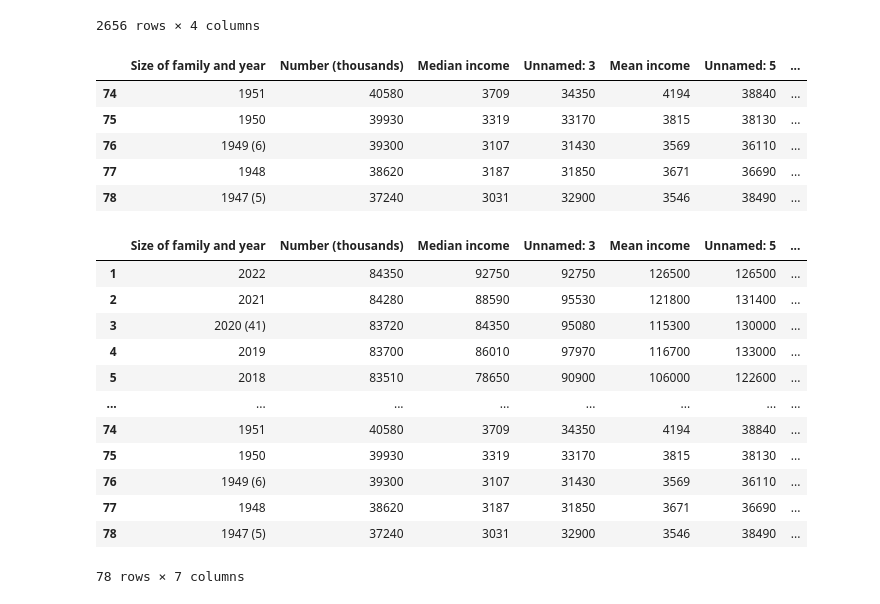
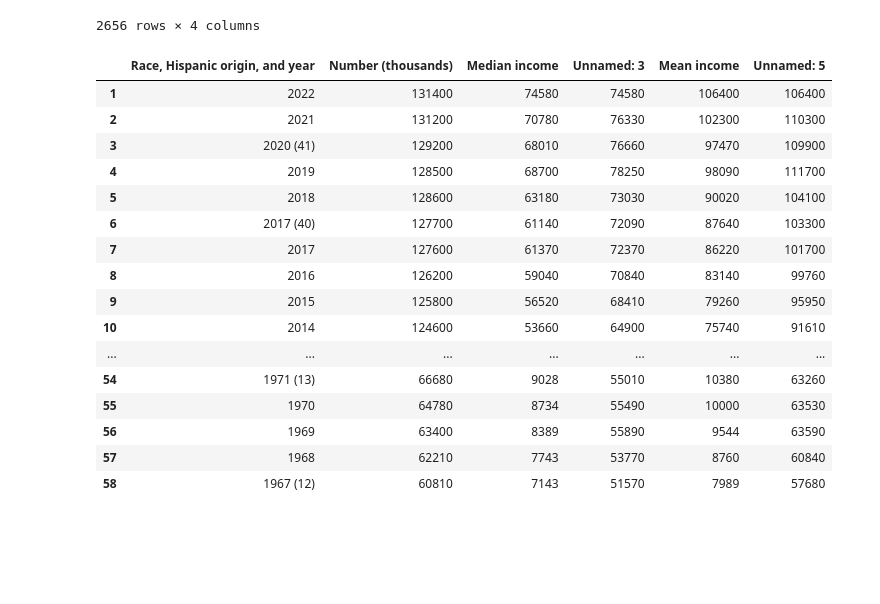
Before and after one commit to ParisAParker/Cost_of_Financial_Freedom, a Jupyter notebook: notebooks/Untitled.ipynb, the cells around one changed output. Cells and saved outputs as stored; diff of their text form; code cells hidden in the pictures; blank space fills up the shorter version.

Commit message:
Created new data columns and exported in csv

```diff
--- a/notebooks/Untitled.ipynb
+++ b/notebooks/Untitled.ipynb
@@ -5,8 +5,9 @@ import matplotlib.pyplot as plt
 import seaborn as sns
 import re
 # %%
-cpi_by_region = pd.read_csv("data/cpi_by_region.csv")
-income = pd.read_excel("data/income_data.xlsx",skiprows=7 )
+cpi_by_region = pd.read_csv("../data/cpi_by_region.csv")
+income = pd.read_excel("../data/median_income.xlsx", skiprows = 7 )
+all_cpi = pd.read_excel("../data/cpi_data.xlsx", skiprows = 11)
 # %%
 cpi_by_region
 # %% [output]
@@ -24,11 +25,24 @@ cpi_by_region
 | 2655 | West | 1974 | March | 46.000 |
 2656 rows × 4 columns
 # %%
-income[74:79]
+income_updated = income[1:]
+income_updated = income_updated[:58]
+income_updated
 # %% [output]
-|  | Size of family and year | Number (thousands) | Median income | Unnamed: 3 | Mean income | Unnamed: 5 | ... |
-| 74 | 1951 | 40580 | 3709 | 34350 | 4194 | 38840 | ... |
-| 75 | 1950 | 39930 | 3319 | 33170 | 3815 | 38130 | ... |
-| 76 | 1949 (6) | 39300 | 3107 | 31430 | 3569 | 36110 | ... |
-| 77 | 1948 | 38620 | 3187 | 31850 | 3671 | 36690 | ... |
-| 78 | 1947 (5) | 37240 | 3031 | 32900 | 3546 | 38490 | ... |
+|  | Race, Hispanic origin, and year | Number (thousands) | Median income | Unnamed: 3 | Mean income | Unnamed: 5 |
+| 1 | 2022 | 131400 | 74580 | 74580 | 106400 | 106400 |
+| 2 | 2021 | 131200 | 70780 | 76330 | 102300 | 110300 |
+| 3 | 2020 (41) | 129200 | 68010 | 76660 | 97470 | 109900 |
+| 4 | 2019 | 128500 | 68700 | 78250 | 98090 | 111700 |
+| 5 | 2018 | 128600 | 63180 | 73030 | 90020 | 104100 |
+| 6 | 2017 (40) | 127700 | 61140 | 72090 | 87640 | 103300 |
+| 7 | 2017 | 127600 | 61370 | 72370 | 86220 | 101700 |
+| 8 | 2016 | 126200 | 59040 | 70840 | 83140 | 99760 |
+| 9 | 2015 | 125800 | 56520 | 68410 | 79260 | 95950 |
+| 10 | 2014 | 124600 | 53660 | 64900 | 75740 | 91610 |
+| ... | ... | ... | ... | ... | ... | ... |
+| 54 | 1971 (13) | 66680 | 9028 | 55010 | 10380 | 63260 |
+| 55 | 1970 | 64780 | 8734 | 55490 | 10000 | 63530 |
+| 56 | 1969 | 63400 | 8389 | 55890 | 9544 | 63590 |
+| 57 | 1968 | 62210 | 7743 | 53770 | 8760 | 60840 |
+| 58 | 1967 (12) | 60810 | 7143 | 51570 | 7989 | 57680 |
@@ -37,17 +49 @@ income_upd= income[1:79]
-# %%
-income_upd
-# %% [output]
-|  | Size of family and year | Number (thousands) | Median income | Unnamed: 3 | Mean income | Unnamed: 5 | ... |
-| 1 | 2022 | 84350 | 92750 | 92750 | 126500 | 126500 | ... |
-| 2 | 2021 | 84280 | 88590 | 95530 | 121800 | 131400 | ... |
-| 3 | 2020 (41) | 83720 | 84350 | 95080 | 115300 | 130000 | ... |
-| 4 | 2019 | 83700 | 86010 | 97970 | 116700 | 133000 | ... |
-| 5 | 2018 | 83510 | 78650 | 90900 | 106000 | 122600 | ... |
-| ... | ... | ... | ... | ... | ... | ... | ... |
-| 74 | 1951 | 40580 | 3709 | 34350 | 4194 | 38840 | ... |
-| 75 | 1950 | 39930 | 3319 | 33170 | 3815 | 38130 | ... |
-| 76 | 1949 (6) | 39300 | 3107 | 31430 | 3569 | 36110 | ... |
-| 77 | 1948 | 38620 | 3187 | 31850 | 3671 | 36690 | ... |
-| 78 | 1947 (5) | 37240 | 3031 | 32900 | 3546 | 38490 | ... |
-78 rows × 7 columns
 # %%
```
Also changed, not shown: parts of 13 cells of this notebook, 9 other files.
